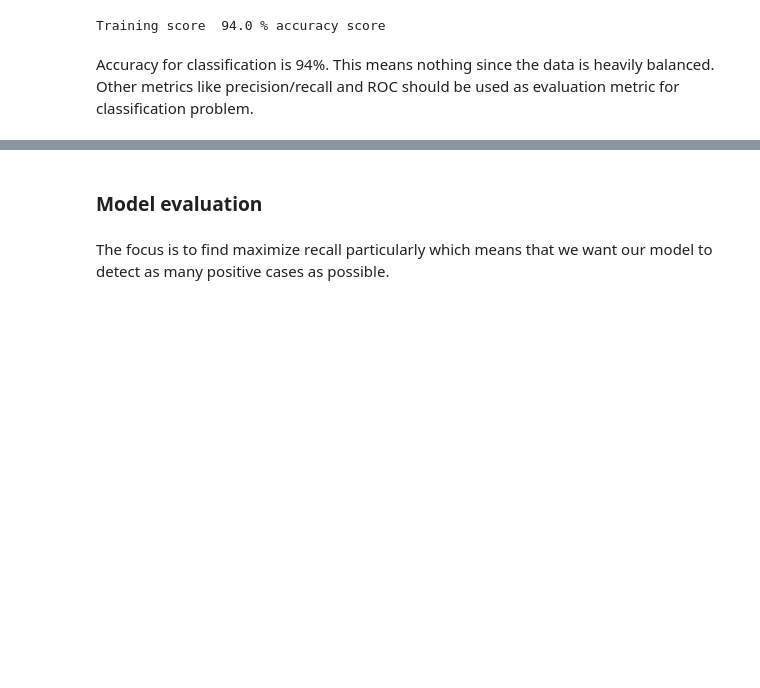
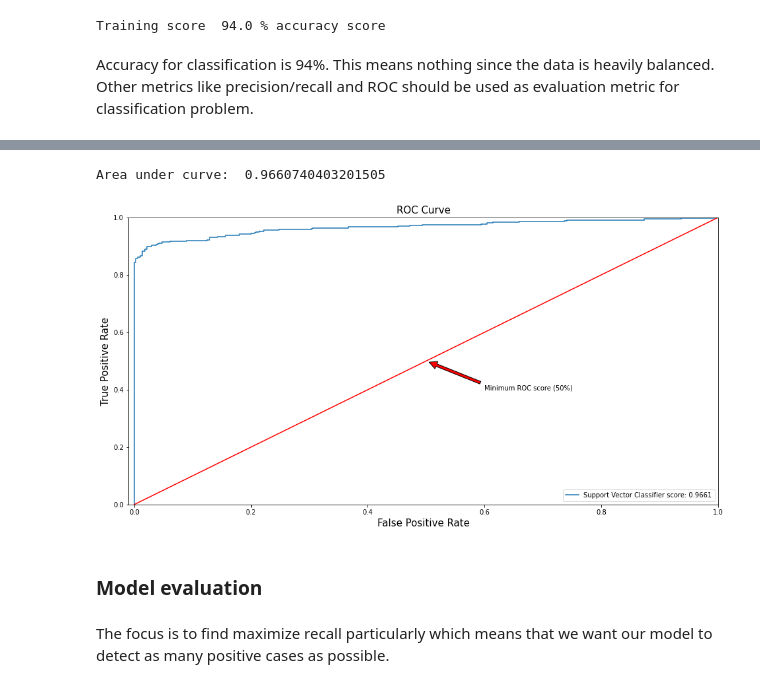
Before and after one commit to laaksonel/machine-learning, a Jupyter notebook: credit_card_svm.ipynb, the cells around one changed output, grey strips where cells are left out. Cells and saved outputs as stored; diff of their text form; code cells hidden in the pictures; blank space fills up the shorter version.

Commit message:
ROC curve plot + AUC scores

```diff
--- a/credit_card_svm.ipynb
+++ b/credit_card_svm.ipynb
@@ -240,3 +240,30 @@ plot_learning_curve(clf, X_train, y_train, (0.87, 1.01), cv=cv, n_jobs=4)
+# %%
+from sklearn.model_selection import cross_val_predict
+pred = cross_val_predict(clf, X_train, y_train, cv=5, method='decision_function')
+# %%
+from sklearn.metrics import roc_curve
+false_positive_rate, true_positive_rate, threshold = roc_curve(y_train, pred)
+# %%
+from sklearn.metrics import roc_auc_score
+print('Area under curve: ', roc_auc_score(y_train, pred))
+# %% [output]
+Area under curve:  0.9660740403201505
+# %%
+def plot_roc_curve(false_positive_rate, true_positive_rate, pred, y):
+  plt.figure(figsize=(16,8))
+  plt.title('ROC Curve', fontsize=15)
+  plt.plot(false_positive_rate, true_positive_rate, label='Support Vector Classifier score: {:.4f}'.format(roc_auc_score(y, pred)))
+  plt.plot([0, 1], [0, 1], 'r-')
+  plt.axis([-0.01, 1, 0, 1])
+  plt.xlabel('False Positive Rate', fontsize=15)
+  plt.ylabel('True Positive Rate', fontsize=15)
+  plt.annotate('Minimum ROC score (50%)', xy=(0.5, 0.5), xytext=(0.6, 0.4), arrowprops=dict(facecolor='#FF0000', shrink=0.05))
+  plt.legend()
+  plt.show()
+# %%
+plot_roc_curve(false_positive_rate, true_positive_rate, pred, y_train)
+# %% [output]
+[figure, added]
 # %%
 # def display_scores(scores):
 #     print("Scores:", scores)
```
Also changed, not shown: parts of 1 cell of this notebook.
